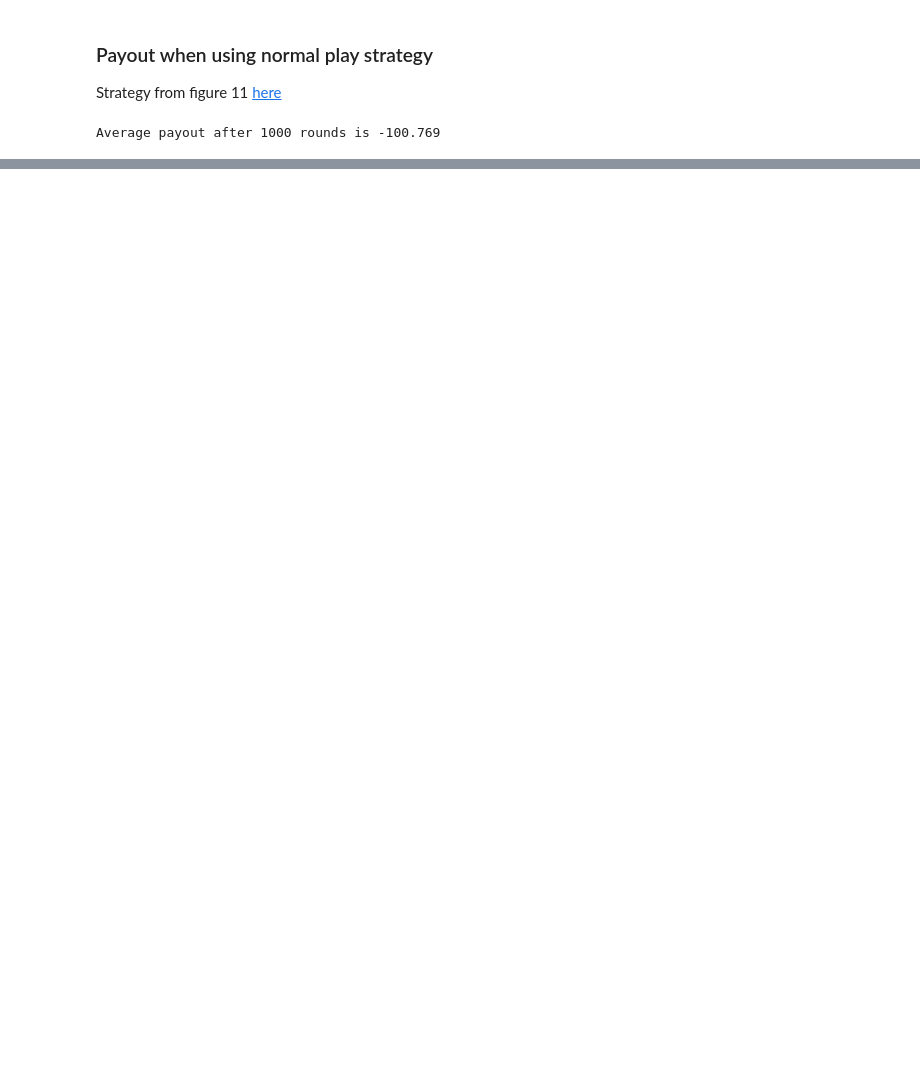
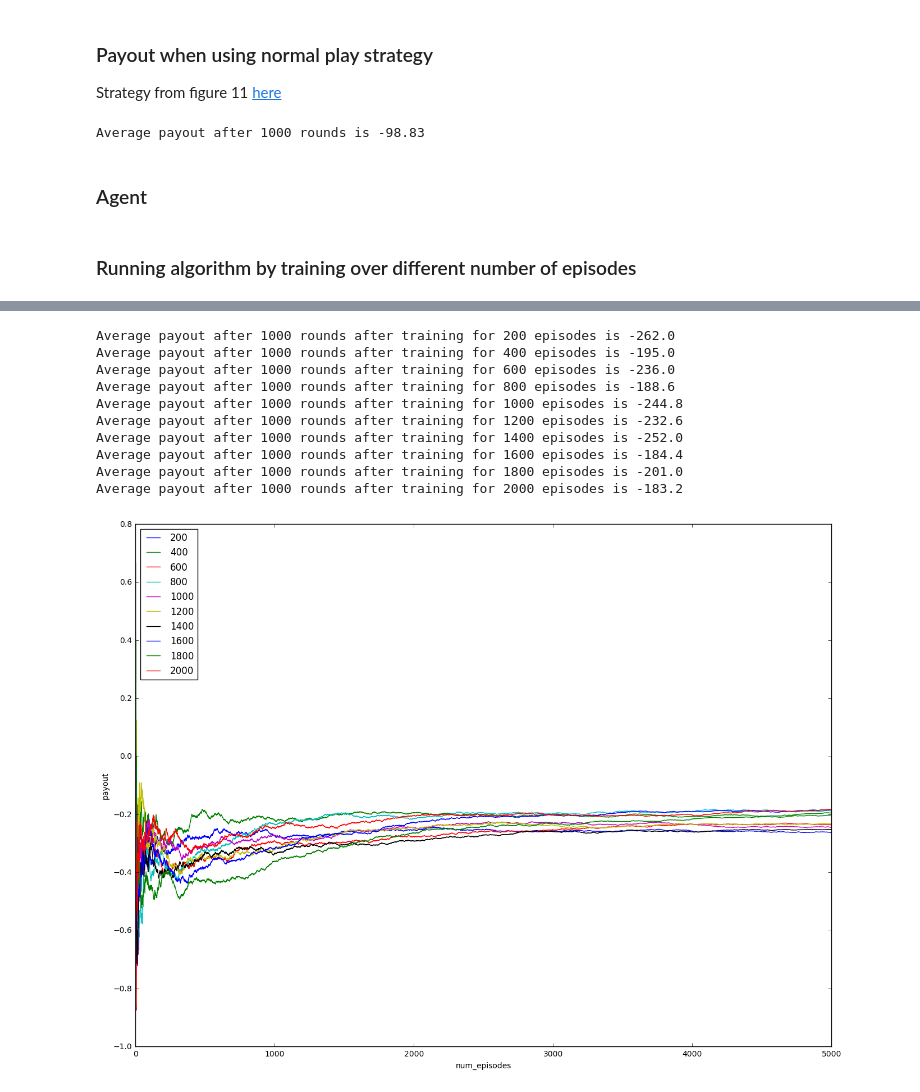
Before and after one commit to Pradhyo/blackjack, a Jupyter notebook: blackjack.ipynb, the cells around one changed output, grey strips where cells are left out. Cells and saved outputs as stored; diff of their text form; code cells hidden in the pictures; blank space fills up the shorter version.

```diff
--- a/blackjack.ipynb
+++ b/blackjack.ipynb
@@ -6,7 +6,7 @@ env = gym.make('Blackjack-v0')
 env.reset()
 
 num_rounds = 1000
-num_samples = 1000
+num_samples = 100
 total_payout = 0
 
 for _ in range(num_samples):
@@ -32,7 +32,8 @@ Strategy from figure 11 [here](https://pdfs.semanticscholar.org/e1dd/06616e2d181
 # %%
 def normal_strategy(player_sum, dealer_up_card):
     """
-    2D array storing actions
+    Returns appropriate action from a 2D array storing actions
+    Actions obtained from figure 11 here- https://pdfs.semanticscholar.org/e1dd/06616e2d18179da7a3643cb3faab95222c8b.pdf
     Each row corresponds to player sum- from 2 to 21
     Each column corresponds to dealer_up_card- from 1 to 10
     """
@@ -55,7 +56,7 @@ assert (normal_strategy(15, 1)) == 1
 
 
 num_rounds = 1000
-num_samples = 1000
+num_samples = 100
 total_payout = 0
 
 for _ in range(num_samples):
@@ -74,4 +75,6 @@ for _ in range(num_samples):
 
 print ("Average payout after {} rounds is {}".format(num_rounds, total_payout/num_samples))
 # %% [output]
-Average payout after 1000 rounds is -100.769
+Average payout after 1000 rounds is -98.83
+# %% [markdown]
+### Agent
@@ -77,0 +175,44 @@ Average payout after 1000 rounds is -100.769
+# %% [markdown]
+### Running algorithm by training over different number of episodes
+# %%
+import gym
+import matplotlib.pyplot as plt
+from gym import wrappers
+env = gym.make('Blackjack-v0')
+
+num_rounds = 1000
+num_samples = 5
+
+
+num_episodes_values = range(200, 2200, 200)
+
+plt.figure(num=None, figsize=(16, 12))
+
+for num_episodes_value in num_episodes_values:
+    total_payout = 0
+    average_payouts = []
+    agent = Agent(env=env, epsilon=1.0, alpha=0.8, gamma=0.9, num_episodes_to_train=num_episodes_value)
+
+    observation = env.reset()
+    for sample in range(num_samples):
+        round = 1
+        while round <= num_rounds:
+            action = agent.choose_action(observation)
+            next_observation, payout, is_done, _ = env.step(action)
+            agent.learn(observation, action, payout, next_observation)
+            total_payout += payout
+            observation = next_observation
+            if is_done:
+                observation = env.reset()
+                round += 1
+                average_payouts.append(total_payout/(sample*num_rounds + round))
+
+    plt.plot(average_payouts)
+    print ("Average payout after {} rounds after training for {} episodes is {}".format(num_rounds, num_episodes_value, total_payout/(num_samples)))
+
+plt.xlabel('num_episodes')
+plt.ylabel('payout')
+plt.legend(["{}".format(i) for i in num_episodes_values], loc='upper left')
+plt.show()
+env.close()
+# %% [output]
@@ -77,0 +220,11 @@ Average payout after 1000 rounds is -100.769
+Average payout after 1000 rounds after training for 200 episodes is -262.0
+Average payout after 1000 rounds after training for 400 episodes is -195.0
+Average payout after 1000 rounds after training for 600 episodes is -236.0
+Average payout after 1000 rounds after training for 800 episodes is -188.6
+Average payout after 1000 rounds after training for 1000 episodes is -244.8
+Average payout after 1000 rounds after training for 1200 episodes is -232.6
+Average payout after 1000 rounds after training for 1400 episodes is -252.0
+Average payout after 1000 rounds after training for 1600 episodes is -184.4
+Average payout after 1000 rounds after training for 1800 episodes is -201.0
+Average payout after 1000 rounds after training for 2000 episodes is -183.2
+[figure, added]
```
Also changed, not shown: parts of 7 cells of this notebook, 3 other files.
